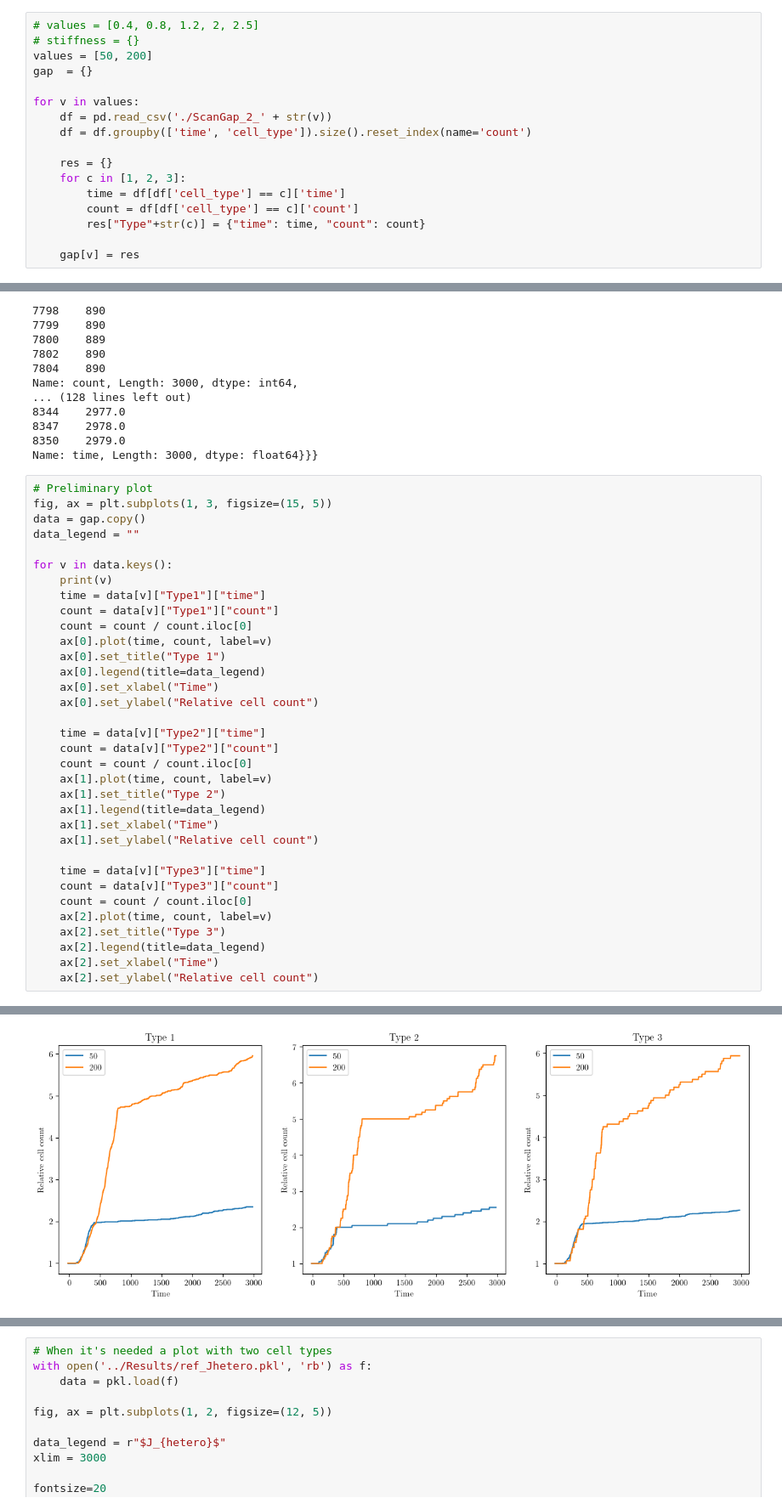
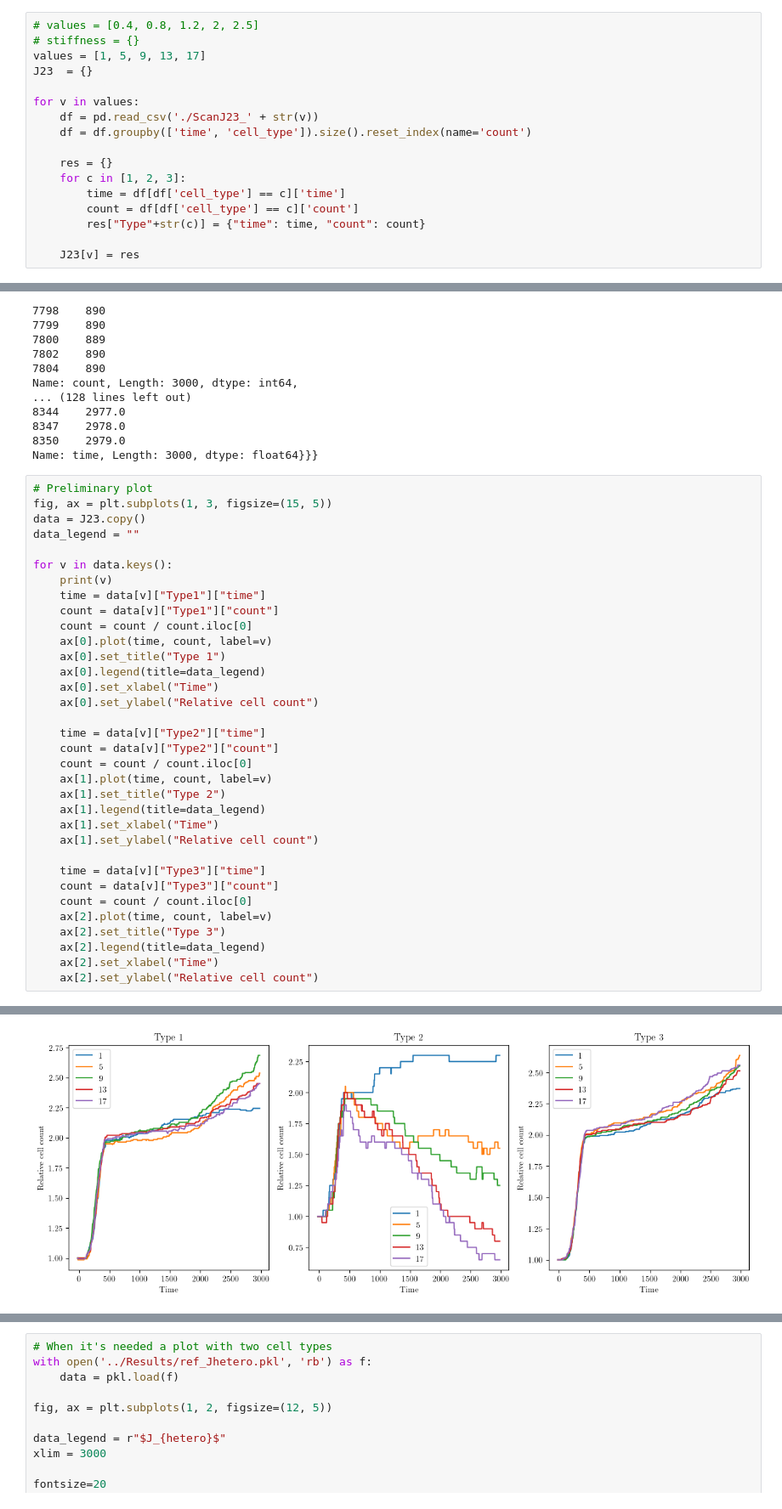
Before and after one commit to paololapo/CellCompetition-HybridCPM, a Jupyter notebook: Data/Files/SimpleAnalysis.ipynb, the cells around one changed output, grey strips where cells are left out. Shown: that part at 85% size. Cells and saved outputs as stored; diff of their text form.

Commit message:
Scan CI in triple system

```diff
--- a/Data/Files/SimpleAnalysis.ipynb
+++ b/Data/Files/SimpleAnalysis.ipynb
@@ -16,11 +16,11 @@ Using paper style
 # %%
 # values = [0.4, 0.8, 1.2, 2, 2.5]
 # stiffness = {}
-values = [50, 200]
-gap  = {}
+values = [1, 5, 9, 13, 17]
+J23  = {}
 
 for v in values:
-    df = pd.read_csv('./ScanGap_2_' + str(v))
+    df = pd.read_csv('./ScanJ23_' + str(v))
     df = df.groupby(['time', 'cell_type']).size().reset_index(name='count')
 
     res = {}
@@ -29,5 +29,5 @@ for v in values:
         count = df[df['cell_type'] == c]['count']
         res["Type"+str(c)] = {"time": time, "count": count}
 
-    gap[v] = res
+    J23[v] = res
 # %%
@@ -57,7 +57,7 @@ Name: time, Length: 3000, dtype: float64}}}
 # %%
 # Preliminary plot
 fig, ax = plt.subplots(1, 3, figsize=(15, 5))
-data = gap.copy()
+data = J23.copy()
 data_legend = ""
 
 for v in data.keys():
@@ -94,3 +97,3 @@ for v in data.keys():
-[figure, old version]
+[figure, new version]
 # %%
 # When it's needed a plot with three cell types
```
Also changed, not shown: parts of 4 cells of this notebook, 6 other files.
